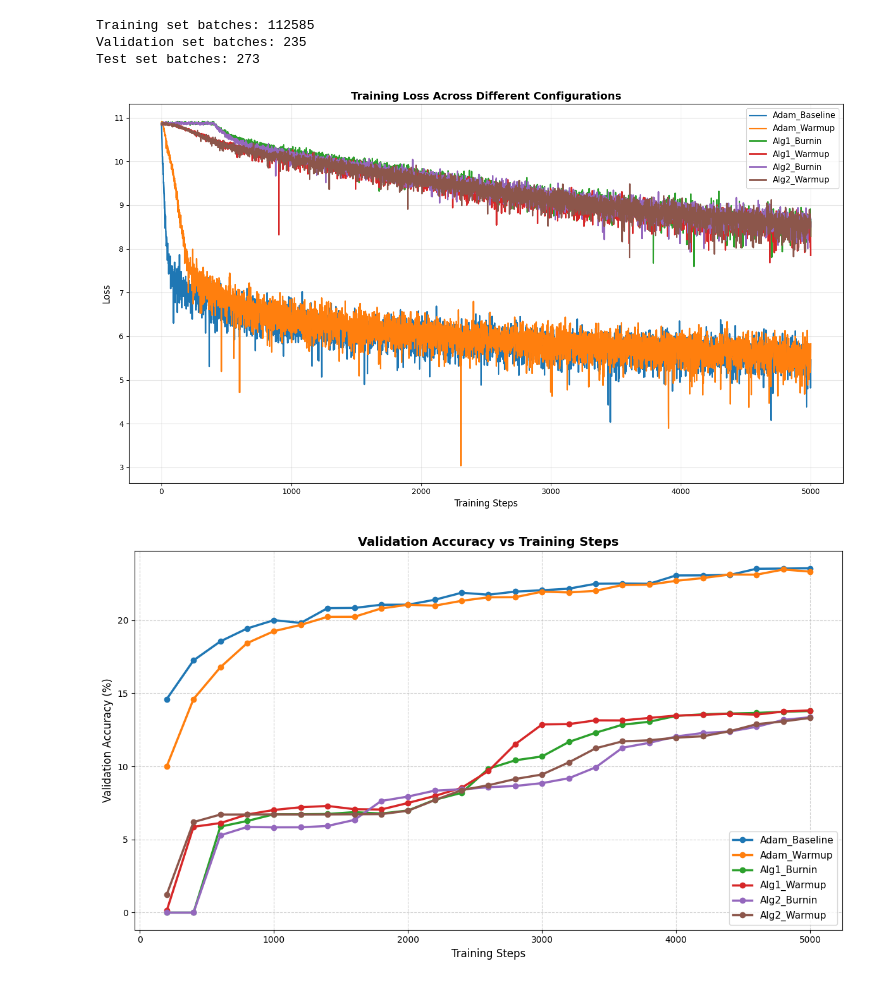
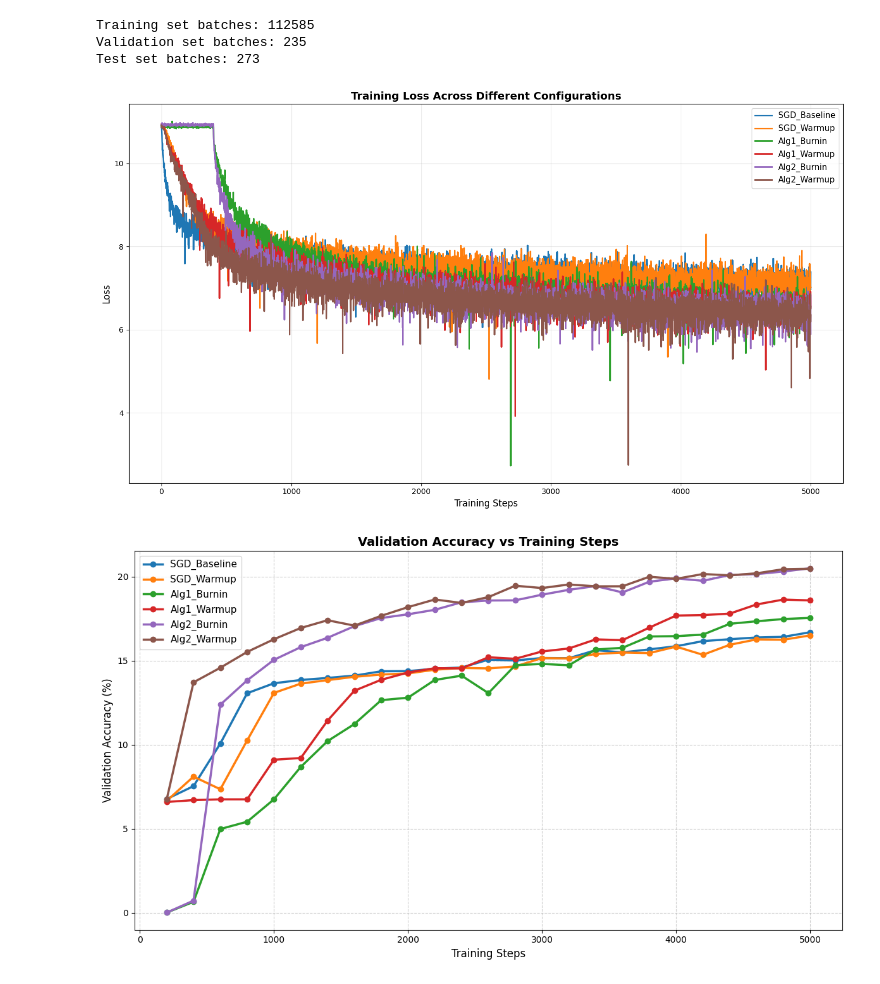
Before and after one commit to zochowskitomasz/OptimizationDataAnalysis, a Jupyter notebook: mediumGPT/mediumgpt-training.ipynb, the cells around one changed output. Saved outputs shown, nothing was run; the diff lists cells and outputs as text; code cells hidden in the pictures.

Commit message:
added mediumgpt results

```diff
--- a/mediumGPT/mediumgpt-training.ipynb
+++ b/mediumGPT/mediumgpt-training.ipynb
@@ -490,22 +490,22 @@ TEST_CONFIGS = [
 # %%
 plt.figure(figsize=(14, 8))
 
 for name, _, _, _ in TEST_CONFIGS:
     try:
-        train_loss_data = np.loadtxt(f"smallgpt-results/train_loss_{name}.txt")
+        train_loss_data = np.loadtxt(f"mediumgpt-results/train_loss_{name}.txt")
         plt.plot(train_loss_data, label=f"{name}", linewidth=2)
     except FileNotFoundError:
         print(f"File not found: train_loss_{name}.txt")
 
 plt.xlabel("Training Steps", fontsize=12)
 plt.ylabel("Loss", fontsize=12)
 plt.title("Training Loss Across Different Configurations", fontsize=14, fontweight='bold')
 plt.legend(fontsize=11)
 plt.grid(True, alpha=0.3)
 plt.tight_layout()
 plt.show()
 # %% [output]
-[figure, old version]
+[figure, new version]
 # %%
 import matplotlib.pyplot as plt
 import numpy as np
@@ -514,8 +514,8 @@ plt.figure(figsize=(12, 7))
 
 for name, _, _, _ in TEST_CONFIGS:
     try:
-        val_acc_data = np.loadtxt(f"smallgpt-results/val_acc_{name}.txt")
-        train_loss_data = np.loadtxt(f"smallgpt-results/train_loss_{name}.txt")
+        val_acc_data = np.loadtxt(f"mediumgpt-results/val_acc_{name}.txt")
+        train_loss_data = np.loadtxt(f"mediumgpt-results/train_loss_{name}.txt")
 
         epochs_count = len(val_acc_data)
         total_steps = len(train_loss_data)
@@ -537,7 +537,7 @@ plt.tight_layout()
 plt.savefig('val_accuracy_steps.png', dpi=300)
 plt.show()
 # %% [output]
-[figure, old version]
+[figure, new version]
 # %%
 import matplotlib.pyplot as plt
 import numpy as np
```
Also changed, not shown: parts of 2 cells of this notebook, 36 other files.
